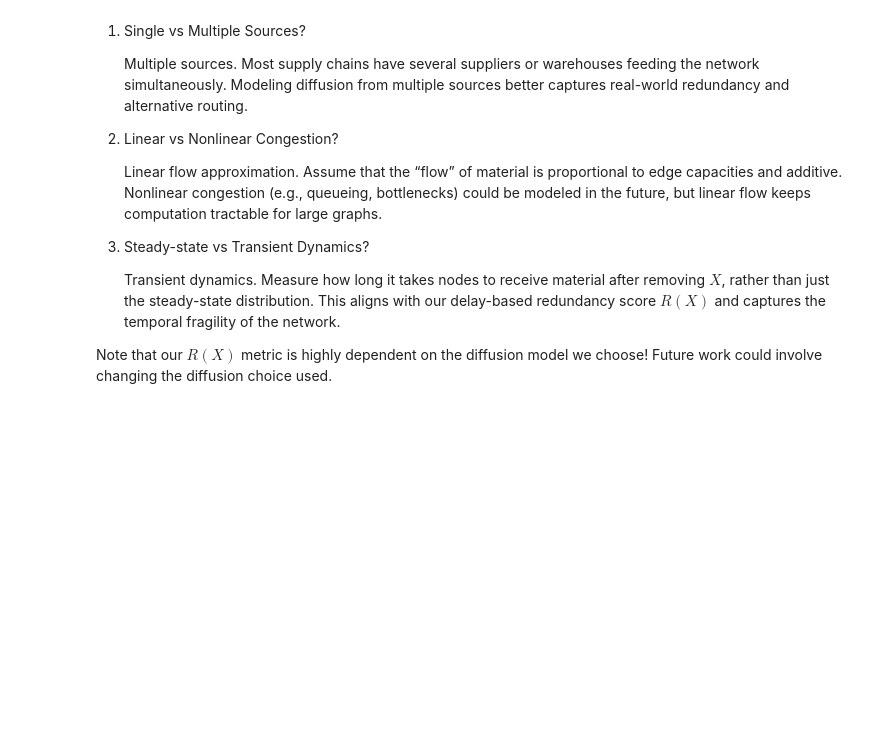
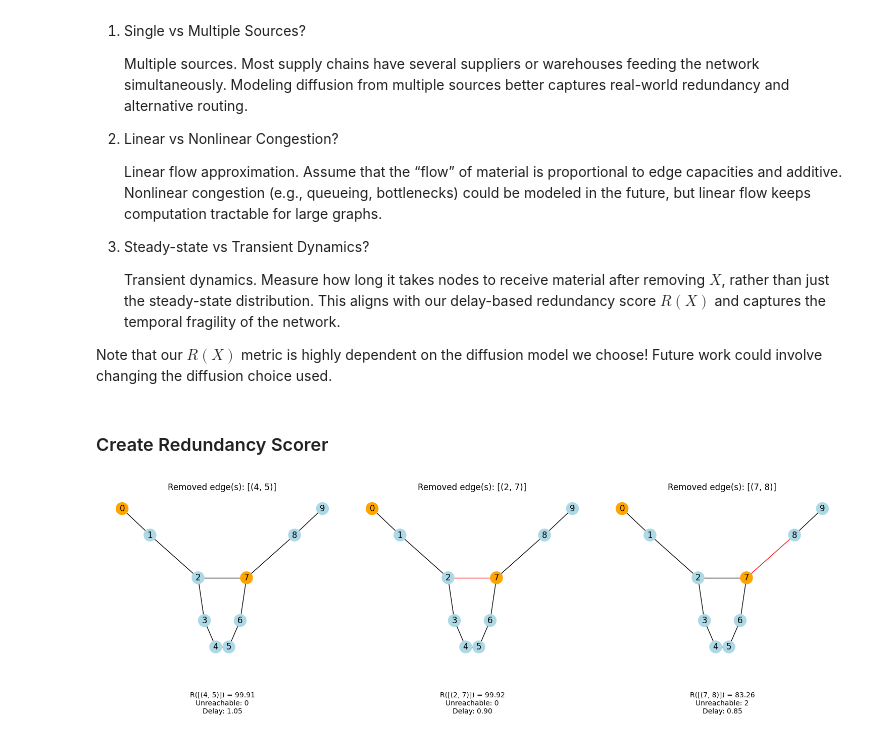
Before and after one commit to juliette-garcia/geometricML-finalproject, a Jupyter notebook: redundancy-prediction.ipynb, the cells around one changed output. Cells and saved outputs as stored; diff of their text form; code cells hidden in the pictures; blank space fills up the shorter version.

Commit message:
redundancy scoring implementation

```diff
--- a/redundancy-prediction.ipynb
+++ b/redundancy-prediction.ipynb
@@ -81,3 +83,5 @@ To do spectral (fast) approximation, we compute just the top $k$ eigenpairs $(\l
    Transient dynamics. Measure how long it takes nodes to receive material after removing $X$, rather than just the steady-state distribution. This aligns with our delay-based redundancy score $R(X)$ and captures the temporal fragility of the network.
 
 Note that our $R(X)$ metric is highly dependent on the diffusion model we choose! Future work could involve changing the diffusion choice used.
+# %% [markdown]
+### Create Redundancy Scorer
@@ -83,0 +504,72 @@ Note that our $R(X)$ metric is highly dependent on the diffusion model we choose
+# %%
+import matplotlib.pyplot as plt
+import networkx as nx
+
+# ----- Graph setup -----
+G_test = nx.Graph()
+for i in range(9):
+    G_test.add_edge(i, i + 1, weight=1.0)
+G_test.add_edge(2, 7, weight=1.0)
+
+sources_test = [0, 7]
+fixed_pos = nx.spectral_layout(G_test)
+
+X_set = [[(4, 5)], [(2, 7)], [(7, 8)]]
+
+# Node coloring
+def node_colors(G, sources):
+    return ['orange' if n in sources else 'lightblue' for n in G.nodes()]
+
+# ----- Plot -----
+fig, axes = plt.subplots(1, 3, figsize=(15, 5))
+
+for i, X in enumerate(X_set):
+
+    R_bridge, diag_bridge = compute_redundancy_score(
+        G_test,
+        sources_test,
+        X,
+        params={'k_eig': 20, 'tau': 0.1, 'lambda_penalty': 100.0, 'T_max': 20.0, 'dt': 0.05}
+    )
+
+    # Copy graph
+    second_graph = G_test.copy()
+
+    # Edge coloring
+    edge_colors = {e: 'black' for e in second_graph.edges()}
+    for e in X:
+        if second_graph.has_edge(*e):
+            edge_colors[e] = 'red'
+
+    edge_color_list = [edge_colors[e] for e in second_graph.edges()]
+
+    # Draw
+    nx.draw_networkx(
+        second_graph,
+        pos=fixed_pos,
+        ax=axes[i],
+        with_labels=True,
+        node_color=node_colors(second_graph, sources_test),
+        edge_color=edge_color_list
+    )
+
+    axes[i].set_title(f"Removed edge(s): {X}")
+    axes[i].axis('off')
+
+    # Metrics under subplot (axis-relative coordinates)
+    axes[i].text(
+        0.5,
+        -0.18,
+        f"R({X}) = {R_bridge:.2f}\n"
+        f"Unreachable: {diag_bridge['num_unreachable']}\n"
+        f"Delay: {diag_bridge['total_delay']:.2f}",
+        ha='center',
+        va='top',
+        fontsize=10,
+        transform=axes[i].transAxes
+    )
+
+plt.tight_layout()
+plt.show()
+# %% [output]
+[figure, added]
```
Also changed, not shown: parts of 4 cells of this notebook.
